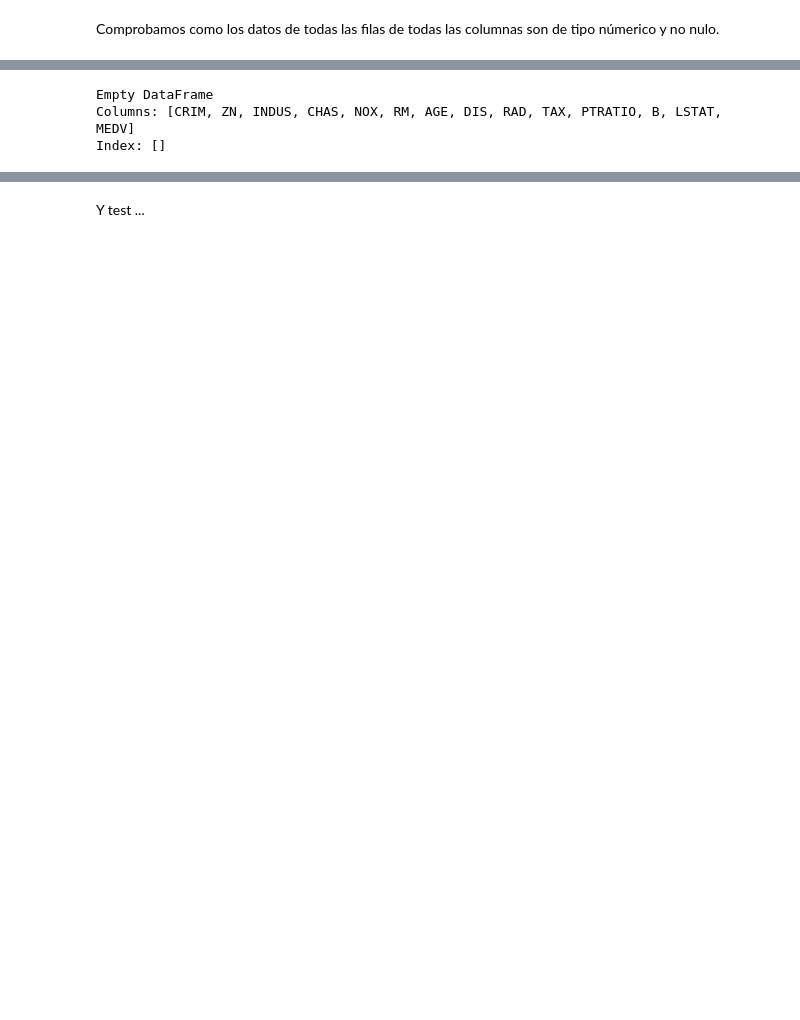
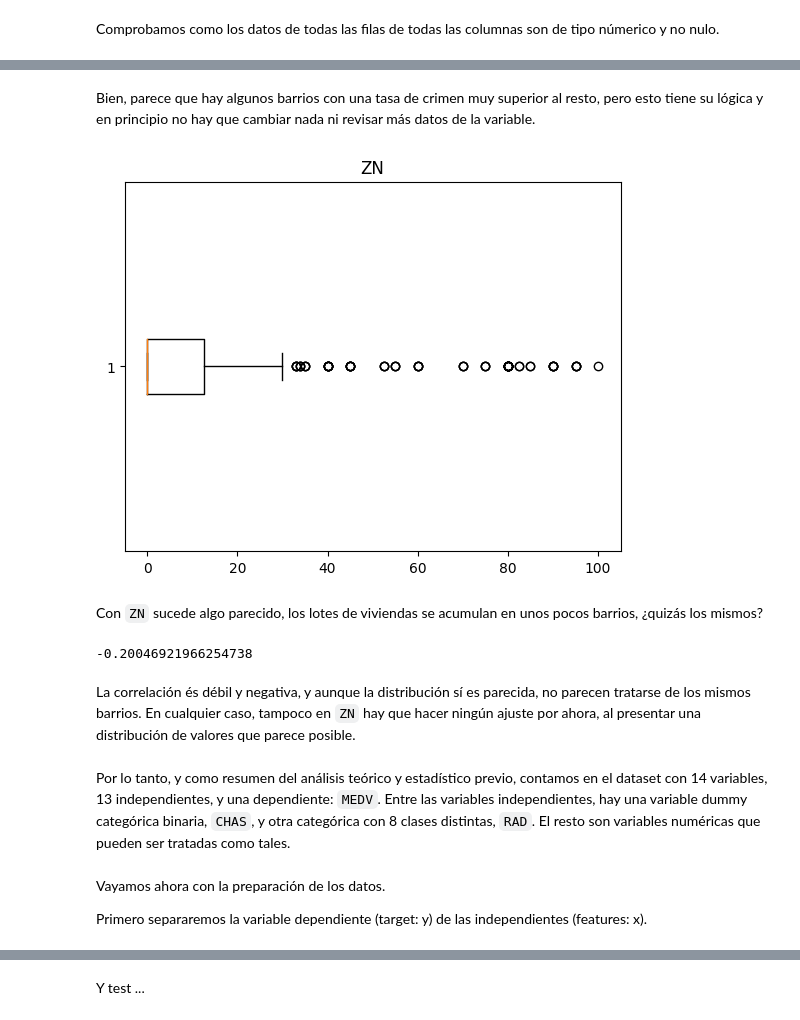
Before and after one commit to aar-x/SkLearn_Train_Test, a Jupyter notebook: M5T02.ipynb, the cells around one changed output, grey strips where cells are left out. Cells and saved outputs as stored; diff of their text form; code cells hidden in the pictures; blank space fills up the shorter version.

```diff
--- a/M5T02.ipynb
+++ b/M5T02.ipynb
@@ -73,6 +129,25 @@ Comprobamos como los datos de todas las filas de todas las columnas son de tipo
+# %% [markdown]
+Bien, parece que hay algunos barrios con una tasa de crimen muy superior al resto, pero esto tiene su lógica y en principio no hay que cambiar nada ni revisar más datos de la variable.
+# %%
+plt.boxplot(viviendas.ZN, vert=False)
+plt.title('ZN')
+plt.show()
+# %% [output]
+[figure, added]
+# %% [markdown]
+Con `ZN` sucede algo parecido, los lotes de viviendas se acumulan en unos pocos barrios, ¿quizás los mismos?
+# %%
+viviendas.CRIM.corr(viviendas.ZN)
+# %% [output]
+-0.20046921966254738
+# %% [markdown]
+La correlación és débil y negativa, y aunque la distribución sí es parecida, no parecen tratarse de los mismos barrios. En cualquier caso, tampoco en `ZN` hay que hacer ningún ajuste por ahora, al presentar una distribución de valores que parece posible.
+# %% [markdown]
+Por lo tanto, y como resumen del análisis teórico y estadístico previo, contamos en el dataset con 14 variables, 13 independientes, y una dependiente: `MEDV`. Entre las variables independientes, hay una variable dummy categórica binaria, `CHAS`, y otra categórica con 8 clases distintas, `RAD`. El resto son variables numéricas que pueden ser tratadas como tales.
+# %% [markdown]
+Vayamos ahora con la preparación de los datos.
+
+Primero separaremos la variable dependiente (target: y) de las independientes (features: x).
 # %%
-print(viviendas[viviendas.isnull().any(axis=1)])
+y = viviendas.MEDV
+X = viviendas.drop('MEDV', axis=1)
-# %% [output]
-Empty DataFrame
-Columns: [CRIM, ZN, INDUS, CHAS, NOX, RM, AGE, DIS, RAD, TAX, PTRATIO, B, LSTAT, MEDV]
-Index: []
```
Also changed, not shown: parts of 119 cells of this notebook.
